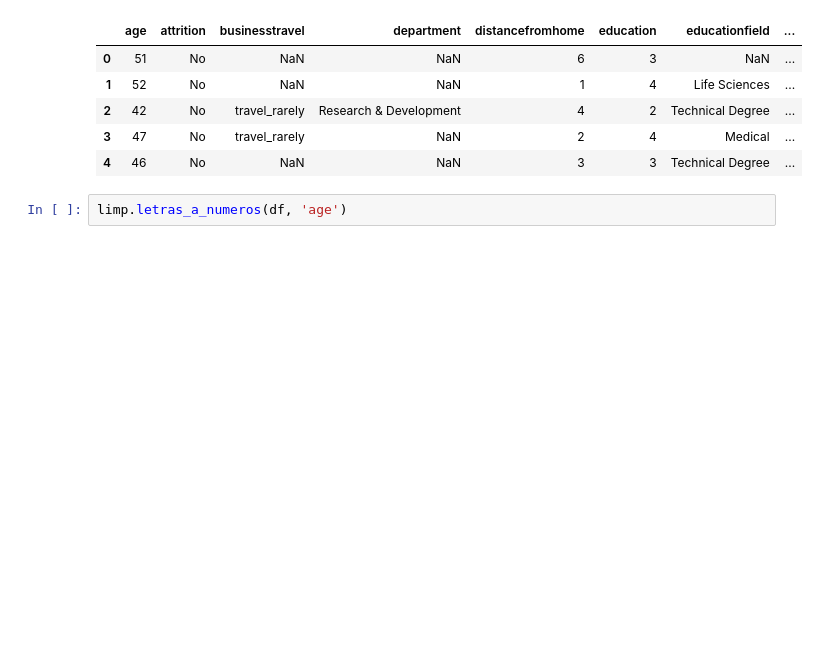
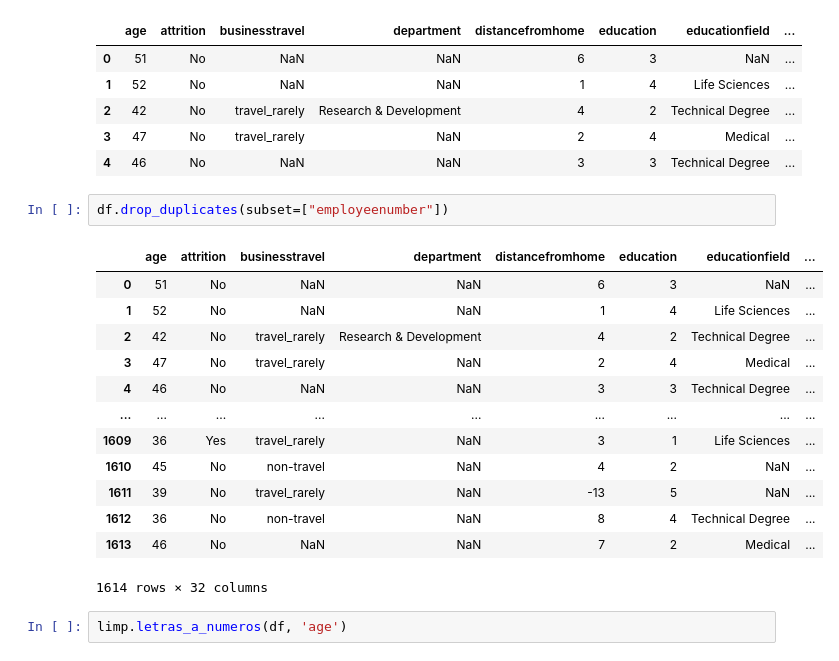
Before and after one commit to MartaMecaLopez/HappyFactor, a Jupyter notebook: proyecto-da-promo-50-modulo-3-team-1.ipynb, the cells around one changed output. Drawn from its saved outputs; the diff is of its cells as text; blank space fills up the shorter version.

```diff
--- a/proyecto-da-promo-50-modulo-3-team-1.ipynb
+++ b/proyecto-da-promo-50-modulo-3-team-1.ipynb
@@ -261,6 +259,22 @@ remotework
 | 2 | 42 | No | travel_rarely | Research & Development | 4 | 2 | Technical Degree | ... |
 | 3 | 47 | No | travel_rarely | NaN | 2 | 4 | Medical | ... |
 | 4 | 46 | No | NaN | NaN | 3 | 3 | Technical Degree | ... |
+# %%
+df.drop_duplicates(subset=["employeenumber"])
+# %% [output]
+|  | age | attrition | businesstravel | department | distancefromhome | education | educationfield | ... |
+| 0 | 51 | No | NaN | NaN | 6 | 3 | NaN | ... |
+| 1 | 52 | No | NaN | NaN | 1 | 4 | Life Sciences | ... |
+| 2 | 42 | No | travel_rarely | Research & Development | 4 | 2 | Technical Degree | ... |
+| 3 | 47 | No | travel_rarely | NaN | 2 | 4 | Medical | ... |
+| 4 | 46 | No | NaN | NaN | 3 | 3 | Technical Degree | ... |
+| ... | ... | ... | ... | ... | ... | ... | ... | ... |
+| 1609 | 36 | Yes | travel_rarely | NaN | 3 | 1 | Life Sciences | ... |
+| 1610 | 45 | No | non-travel | NaN | 4 | 2 | NaN | ... |
+| 1611 | 39 | No | travel_rarely | NaN | -13 | 5 | NaN | ... |
+| 1612 | 36 | No | non-travel | NaN | 8 | 4 | Technical Degree | ... |
+| 1613 | 46 | No | NaN | NaN | 7 | 2 | Medical | ... |
+1614 rows × 32 columns
 # %%
 limp.letras_a_numeros(df, 'age')
 # %% [output]
```
Also changed, not shown: parts of 8 cells of this notebook.
